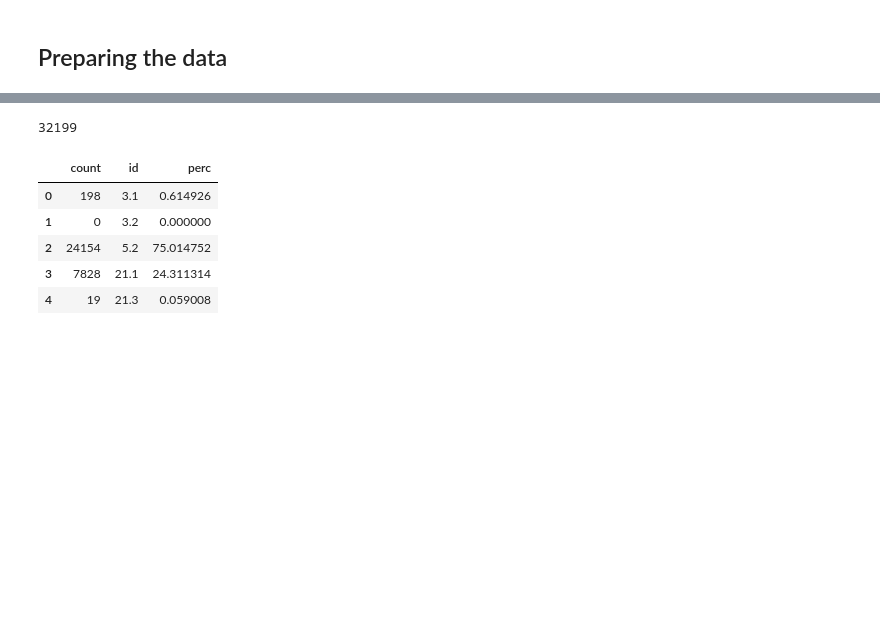
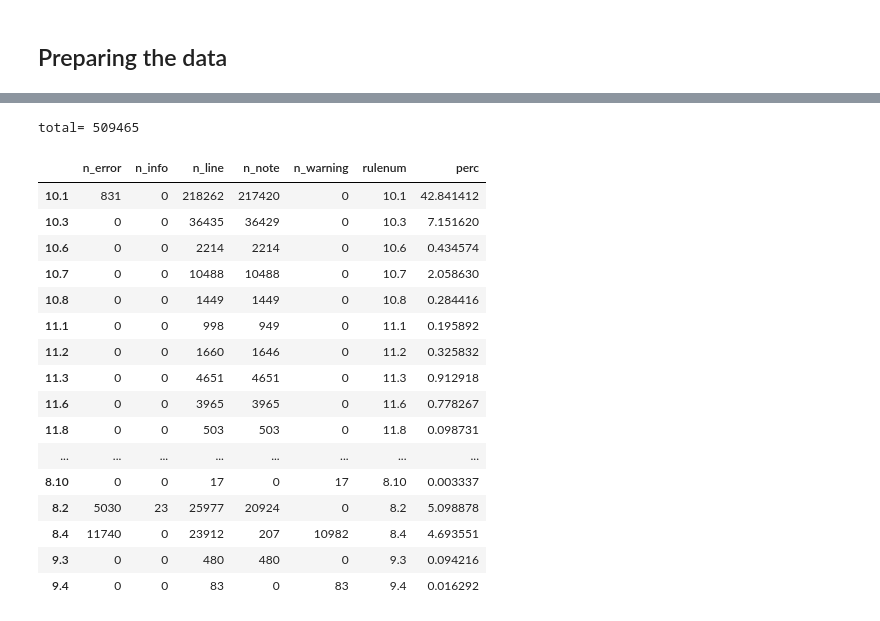
Before and after one commit to gmacario/learning-python, a Jupyter notebook: jupyter/evaluate_sel_flexelint.ipynb, the cells around one changed output, grey strips where cells are left out. Drawn from its saved outputs; the diff is of its cells as text; code cells hidden in the pictures; blank space fills up the shorter version.

```diff
--- a/jupyter/evaluate_sel_flexelint.ipynb
+++ b/jupyter/evaluate_sel_flexelint.ipynb
@@ -61,20 +395,30 @@ df_flexelint_linux4_4_50_min[cols].head()
 # %%
-sum_count = df_flexelint_linux4_4_50_min[['count']].sum(0)['count']
+sum_n_line = df_flexelint_linux4_4_50_min[['n_line']].sum(0)['n_line']
 
-#print("total=", sum_count)
-sum_count
+print("total=", sum_n_line)
 # %% [output]
-32199
+total= 509465
 # %%
 df2_flexelint_linux4_4_50_min = df_flexelint_linux4_4_50_min
-df2_flexelint_linux4_4_50_min['perc'] = df_flexelint_linux4_4_50_min['count'] * (100.0 / sum_count)
+df2_flexelint_linux4_4_50_min['perc'] = df_flexelint_linux4_4_50_min['n_line'] * (100.0 / sum_n_line)
 
 df2_flexelint_linux4_4_50_min
 # %% [output]
-|  | count | id | perc |
-| 0 | 198 | 3.1 | 0.614926 |
-| 1 | 0 | 3.2 | 0.000000 |
-| 2 | 24154 | 5.2 | 75.014752 |
-| 3 | 7828 | 21.1 | 24.311314 |
-| 4 | 19 | 21.3 | 0.059008 |
+|  | n_error | n_info | n_line | n_note | n_warning | rulenum | perc |
+| 10.1 | 831 | 0 | 218262 | 217420 | 0 | 10.1 | 42.841412 |
+| 10.3 | 0 | 0 | 36435 | 36429 | 0 | 10.3 | 7.151620 |
+| 10.6 | 0 | 0 | 2214 | 2214 | 0 | 10.6 | 0.434574 |
+| 10.7 | 0 | 0 | 10488 | 10488 | 0 | 10.7 | 2.058630 |
+| 10.8 | 0 | 0 | 1449 | 1449 | 0 | 10.8 | 0.284416 |
+| 11.1 | 0 | 0 | 998 | 949 | 0 | 11.1 | 0.195892 |
+| 11.2 | 0 | 0 | 1660 | 1646 | 0 | 11.2 | 0.325832 |
+| 11.3 | 0 | 0 | 4651 | 4651 | 0 | 11.3 | 0.912918 |
+| 11.6 | 0 | 0 | 3965 | 3965 | 0 | 11.6 | 0.778267 |
+| 11.8 | 0 | 0 | 503 | 503 | 0 | 11.8 | 0.098731 |
+| ... | ... | ... | ... | ... | ... | ... | ... |
+| 8.10 | 0 | 0 | 17 | 0 | 17 | 8.10 | 0.003337 |
+| 8.2 | 5030 | 23 | 25977 | 20924 | 0 | 8.2 | 5.098878 |
+| 8.4 | 11740 | 0 | 23912 | 207 | 10982 | 8.4 | 4.693551 |
+| 9.3 | 0 | 0 | 480 | 480 | 0 | 9.3 | 0.094216 |
+| 9.4 | 0 | 0 | 83 | 0 | 83 | 9.4 | 0.016292 |
 # %%
```
Also changed, not shown: parts of 3 cells of this notebook.
